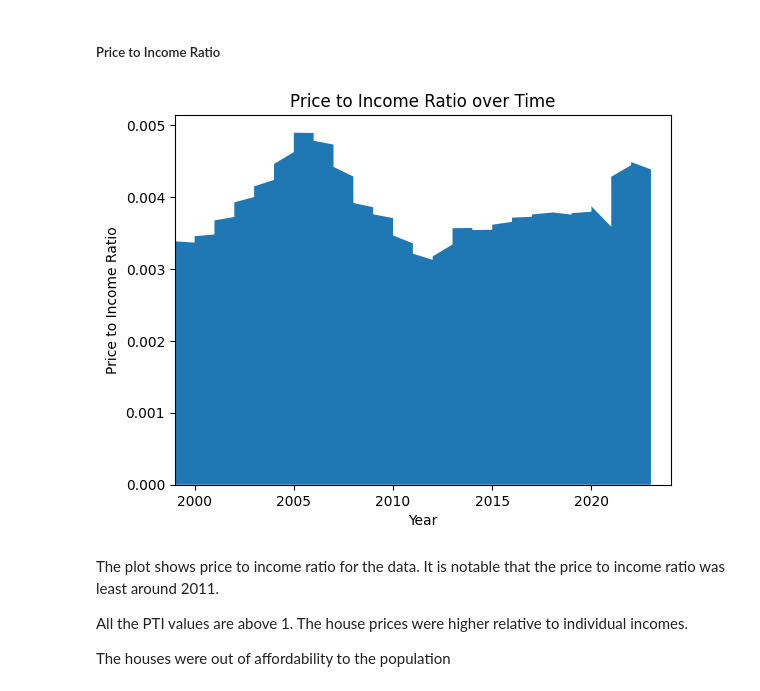
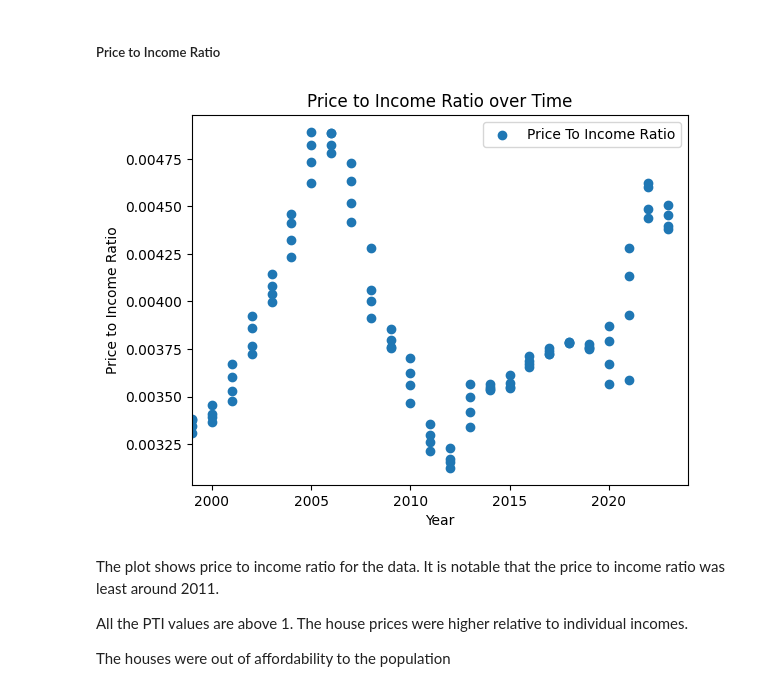
Before and after one commit to Dan-njuguna/usa_house_price_predictor, a Jupyter notebook: housing_prices_usa.ipynb, the cells around one changed output. Cells and saved outputs as stored; diff of their text form; code cells hidden in the pictures.

```diff
--- a/housing_prices_usa.ipynb
+++ b/housing_prices_usa.ipynb
@@ -201,14 +202,15 @@ hp_pci.describe()
 <h5>Price to Income Ratio</h5>
 # %%
 plt.figure()
-plt.stackplot(hp_pci.year, hp_pci.price_to_income_ratio)
+plt.scatter(hp_pci.year, hp_pci.price_to_income_ratio, label="Price To Income Ratio")
 plt.xlim(1999,2024)
 plt.xlabel("Year")
 plt.ylabel("Price to Income Ratio")
 plt.title("Price to Income Ratio over Time")
+plt.legend()
 plt.show()
 # %% [output]
-[figure, old version]
+[figure, new version]
 # %% [markdown]
 <p>The plot shows price to income ratio for the data. It is notable that the price to income ratio was least around 2011.</p>
 <p>All the PTI values are above 1. The house prices were higher relative to individual incomes.</p>
```
Also changed, not shown: parts of 7 cells of this notebook.
